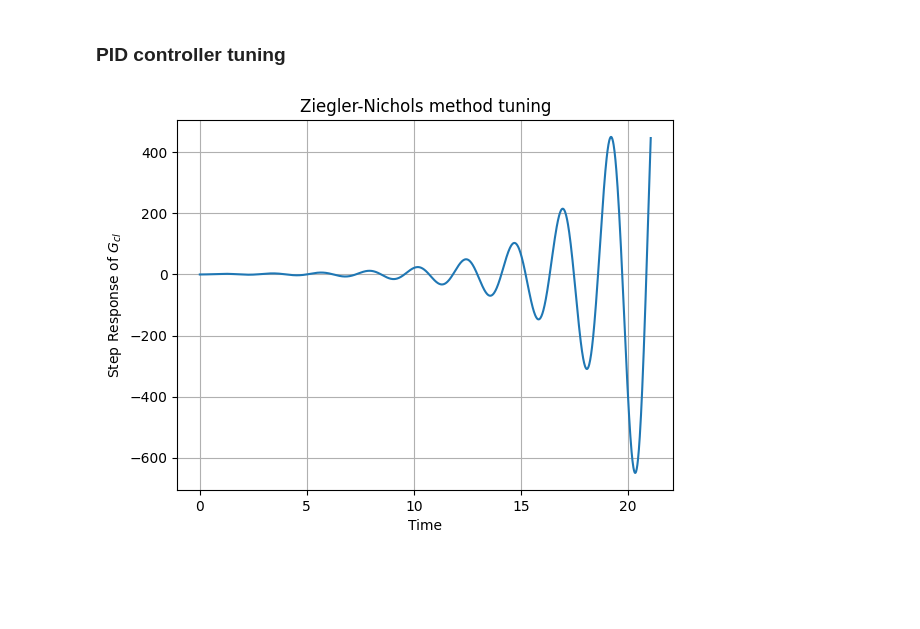
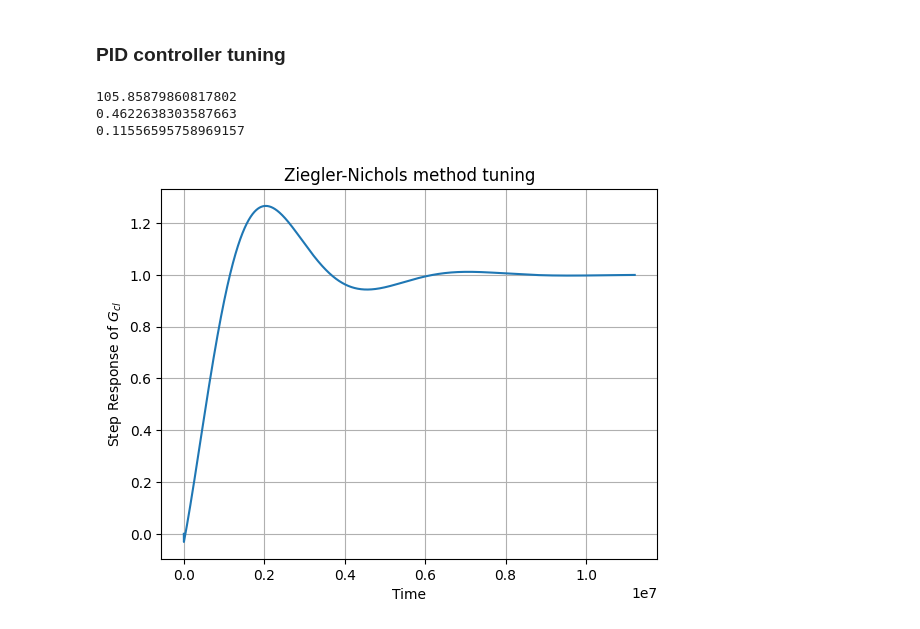
Before and after one commit to DavesUnderscoreTreehouse/ELE2038_H4, a Jupyter notebook: ELE2038_H4.ipynb, the cells around one changed output. Saved outputs shown, nothing was run; the diff lists cells and outputs as text; code cells hidden in the pictures; blank space fills up the shorter version.

```diff
--- a/ELE2038_H4.ipynb
+++ b/ELE2038_H4.ipynb
@@ -141,18 +148,25 @@ np.float64(0.9245276607175326)
 ### PID controller tuning
 # %%
 # Based on the parameters in Table 10.3 in Section 10.3.3
-Kp       = 0.6 * ku
+kp       = 4.45898 * ku
 tauI_znu = tu / 2
 tauD_znu = tu / 8
 
-Gpid_znu = Kp * (1 + tauD_znu * s + 1 / (tauI_znu * s))
+print(kp)
+print(tauI_znu)
+print(tauD_znu)
+
+Gpid_znu = kp * (1 + tauD_znu * s + 1 / (tauI_znu * s))
 Gcl_znu  = ct.feedback(ct.series(Gpid_znu, G), 1)
 stepRes  = ct.step_response(Gcl_znu)
 plt.plot(stepRes.time, stepRes.outputs)
 plt.xlabel('Time')
 plt.ylabel('Step Response of $G_{cl}$')
 plt.title('Ziegler-Nichols method tuning')
 plt.grid()
 plt.show()
 # %% [output]
+105.85879860817802
+0.4622638303587663
+0.11556595758969157
-[figure, old version]
+[figure, new version]
```
Also changed, not shown: parts of 2 cells of this notebook, 12 other files.
